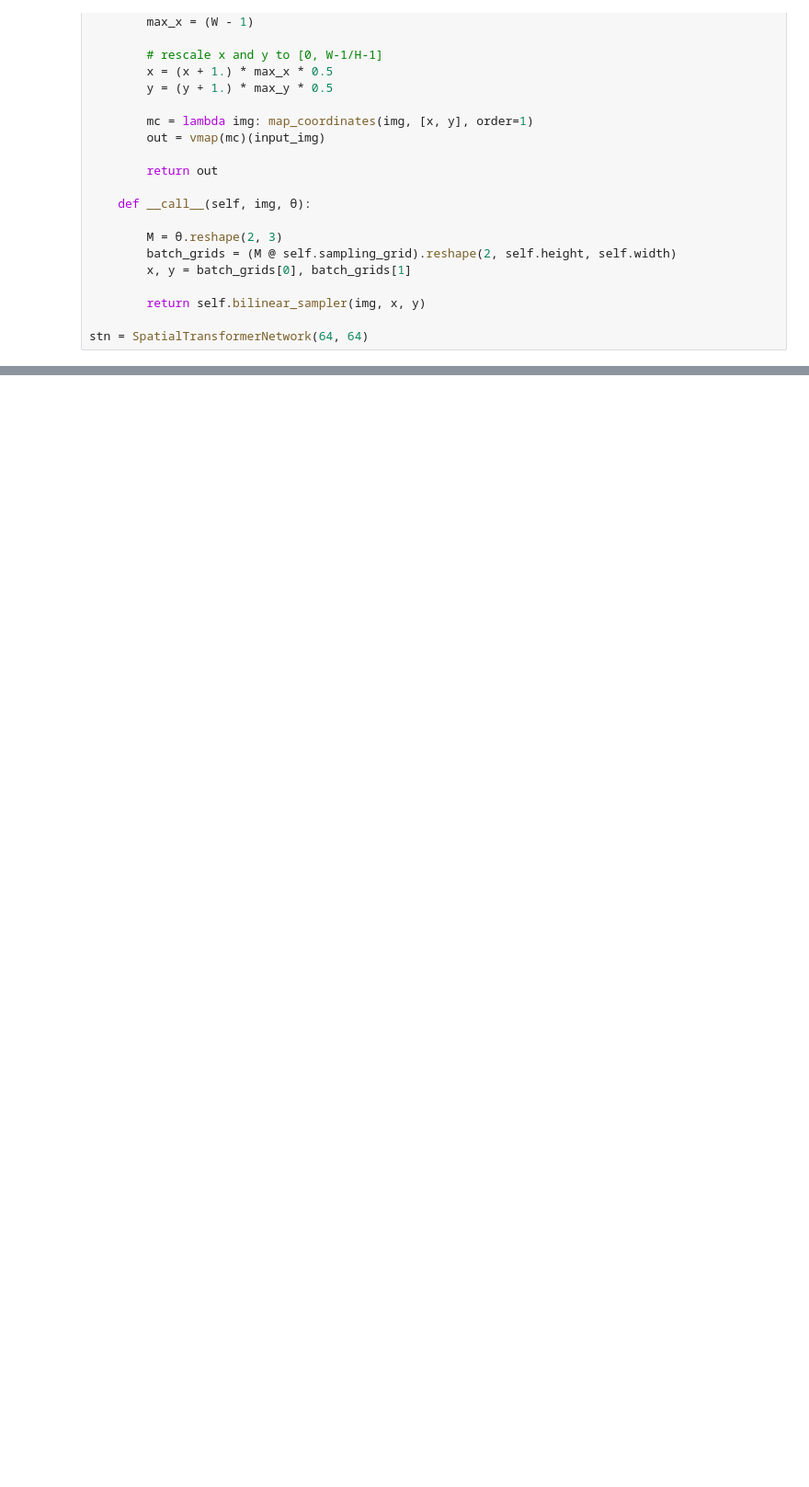
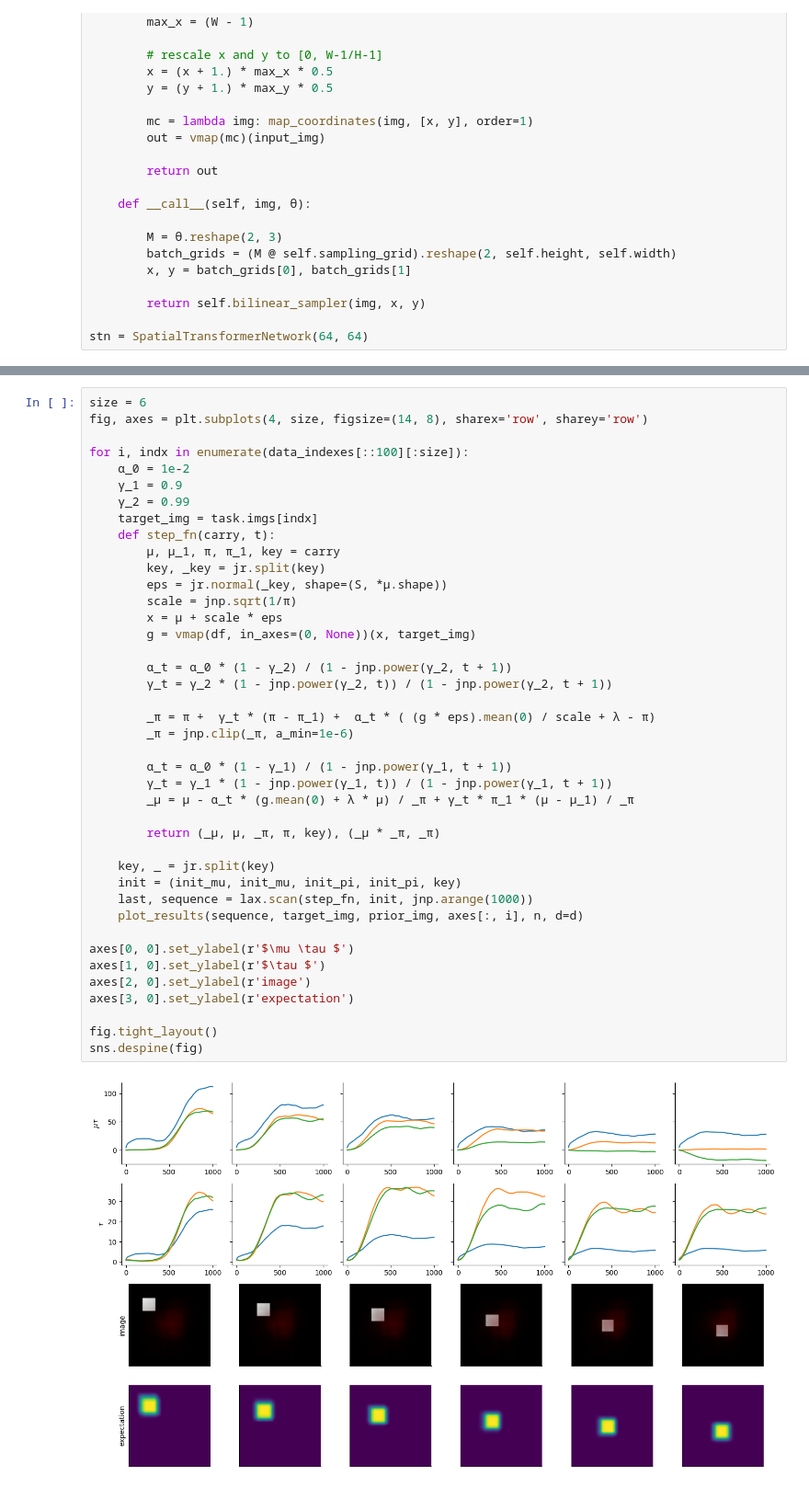
Before and after one commit to dimarkov/numpc, a Jupyter notebook: notebooks/dsprites/testing_vaes_on_dsprites.ipynb, the cells around one changed output, grey strips where cells are left out. Shown at 92% size. Saved outputs shown, nothing was run; the diff lists cells and outputs as text; blank space fills up the shorter version.

```diff
--- a/notebooks/dsprites/testing_vaes_on_dsprites.ipynb
+++ b/notebooks/dsprites/testing_vaes_on_dsprites.ipynb
@@ -288,0 +413,43 @@ res = svi.run(_key, num_iters, stn, test_img, D, batch_size=128, data=task.imgs)
+# %%
+size = 6
+fig, axes = plt.subplots(4, size, figsize=(14, 8), sharex='row', sharey='row')
+
+for i, indx in enumerate(data_indexes[::100][:size]):
+    α_0 = 1e-2
+    γ_1 = 0.9
+    γ_2 = 0.99
+    target_img = task.imgs[indx]
+    def step_fn(carry, t):
+        μ, μ_1, π, π_1, key = carry
+        key, _key = jr.split(key)
+        eps = jr.normal(_key, shape=(S, *μ.shape))
+        scale = jnp.sqrt(1/π)
+        x = μ + scale * eps
+        g = vmap(df, in_axes=(0, None))(x, target_img)
+
+        α_t = α_0 * (1 - γ_2) / (1 - jnp.power(γ_2, t + 1))
+        γ_t = γ_2 * (1 - jnp.power(γ_2, t)) / (1 - jnp.power(γ_2, t + 1))
+
+        _π = π +  γ_t * (π - π_1) +  α_t * ( (g * eps).mean(0) / scale + λ - π)
+        _π = jnp.clip(_π, a_min=1e-6)
+
+        α_t = α_0 * (1 - γ_1) / (1 - jnp.power(γ_1, t + 1))
+        γ_t = γ_1 * (1 - jnp.power(γ_1, t)) / (1 - jnp.power(γ_1, t + 1))
+        _μ = μ - α_t * (g.mean(0) + λ * μ) / _π + γ_t * π_1 * (μ - μ_1) / _π
+
+        return (_μ, μ, _π, π, key), (_μ * _π, _π)
+
+    key, _ = jr.split(key)
+    init = (init_mu, init_mu, init_pi, init_pi, key)
+    last, sequence = lax.scan(step_fn, init, jnp.arange(1000))
+    plot_results(sequence, target_img, prior_img, axes[:, i], n, d=d)
+
+axes[0, 0].set_ylabel(r'$\mu \tau $')
+axes[1, 0].set_ylabel(r'$\tau $')
+axes[2, 0].set_ylabel(r'image')
+axes[3, 0].set_ylabel(r'expectation')
+
+fig.tight_layout()
+sns.despine(fig)
+# %% [output]
+[figure, added]
```
Also changed, not shown: parts of 47 cells of this notebook.
